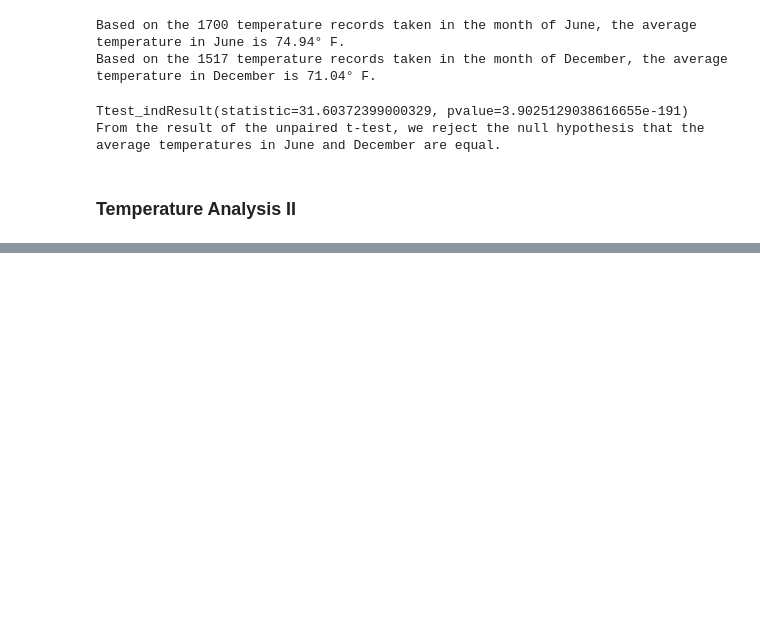
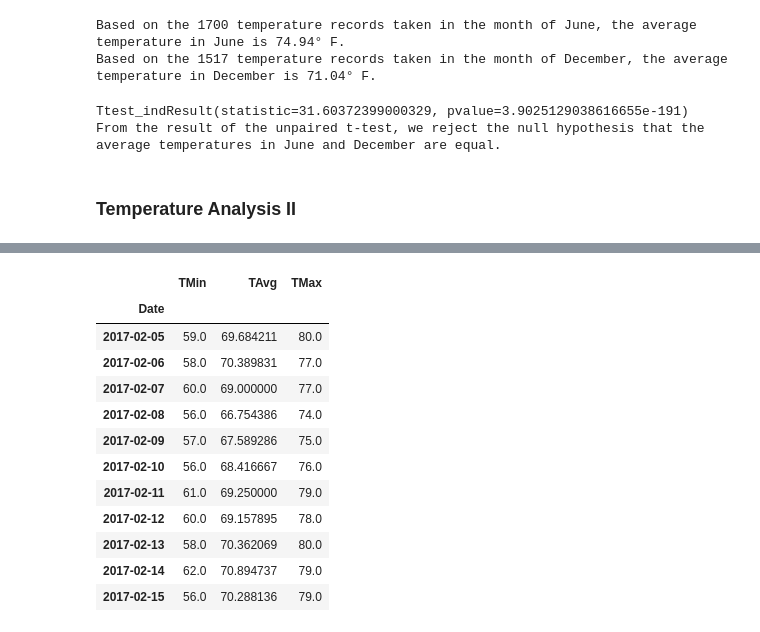
Before and after one commit to blhawkins/10.sqlalchemy-challenge, a Jupyter notebook: climate.ipynb, the cells around one changed output, grey strips where cells are left out. Drawn from its saved outputs; the diff is of its cells as text; code cells hidden in the pictures; blank space fills up the shorter version.

```diff
--- a/climate.ipynb
+++ b/climate.ipynb
@@ -330,0 +367,26 @@ plt.show()
+# %%
+#Combine the vacation_dates_list and the tmin, tavg, and tmax lists into a single dataframe
+normals_df = pd.DataFrame({'Date': vacation_dates_list,
+                          'TMin': tmin,
+                          'TAvg': tavg,
+                          'TMax': tmax})
+
+#Set the Date columns as the index
+normals_df = normals_df.set_index('Date')
+
+#Print the normals_df dataframe
+normals_df
+# %% [output]
+|  | TMin | TAvg | TMax |
+| Date |  |  |  |
+| 2017-02-05 | 59.0 | 69.684211 | 80.0 |
+| 2017-02-06 | 58.0 | 70.389831 | 77.0 |
+| 2017-02-07 | 60.0 | 69.000000 | 77.0 |
+| 2017-02-08 | 56.0 | 66.754386 | 74.0 |
+| 2017-02-09 | 57.0 | 67.589286 | 75.0 |
+| 2017-02-10 | 56.0 | 68.416667 | 76.0 |
+| 2017-02-11 | 61.0 | 69.250000 | 79.0 |
+| 2017-02-12 | 60.0 | 69.157895 | 78.0 |
+| 2017-02-13 | 58.0 | 70.362069 | 80.0 |
+| 2017-02-14 | 62.0 | 70.894737 | 79.0 |
+| 2017-02-15 | 56.0 | 70.288136 | 79.0 |
```
Also changed, not shown: parts of 5 cells of this notebook.
